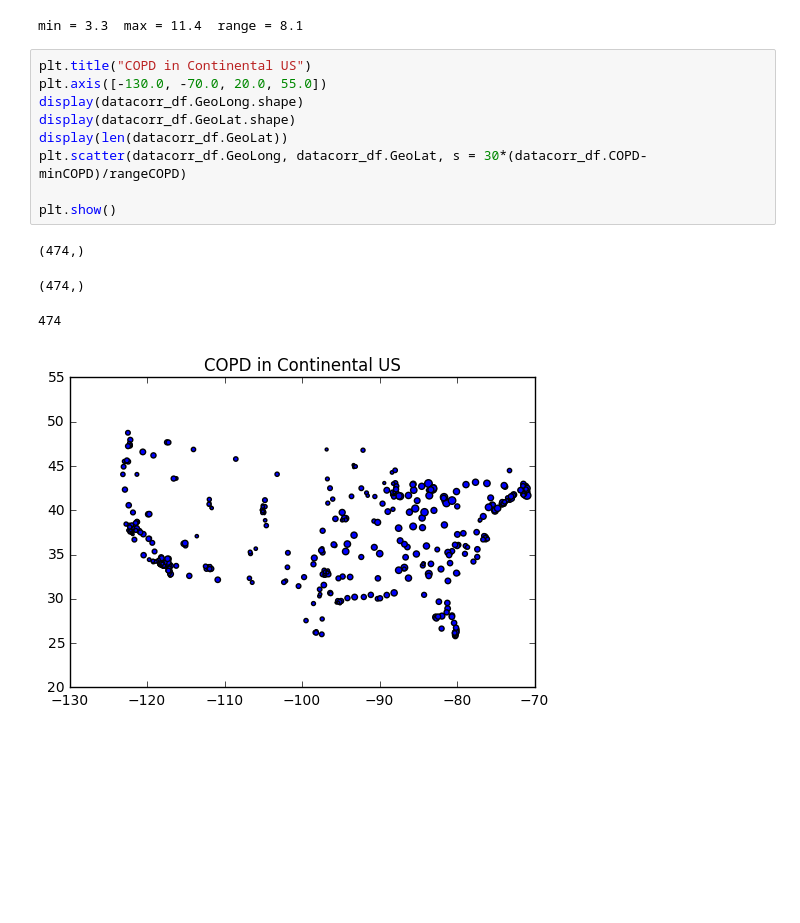
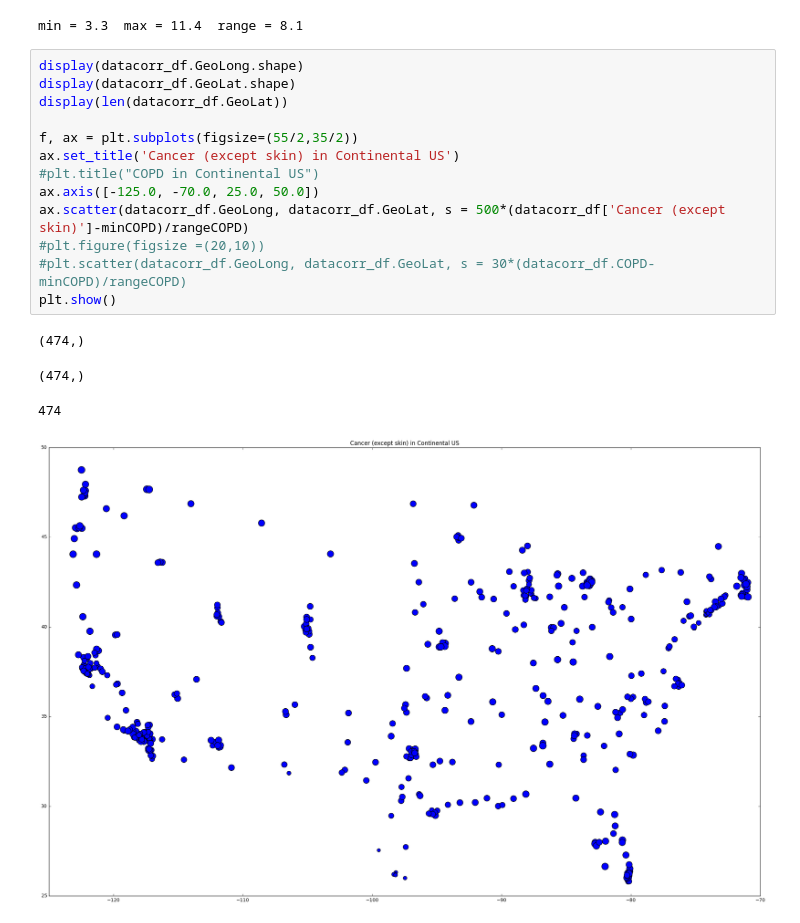
Before and after one commit to RJBeetel3/500_Cities_Project, a Jupyter notebook: 500_Cities_Data_Exploration4.ipynb, the cells around one changed output. Cells and saved outputs as stored; diff of their text form; blank space fills up the shorter version.

```diff
--- a/500_Cities_Data_Exploration4.ipynb
+++ b/500_Cities_Data_Exploration4.ipynb
@@ -268,17 +268,21 @@ rangeCOPD = maxCOPD - minCOPD
 print "min = {}  max = {}  range = {}".format(minCOPD, maxCOPD, rangeCOPD)
 # %% [output]
 min = 3.3  max = 11.4  range = 8.1
-# %%
-plt.title("COPD in Continental US")
-plt.axis([-130.0, -70.0, 20.0, 55.0])
-display(datacorr_df.GeoLong.shape)
-display(datacorr_df.GeoLat.shape)
-display(len(datacorr_df.GeoLat))
-plt.scatter(datacorr_df.GeoLong, datacorr_df.GeoLat, s = 30*(datacorr_df.COPD-minCOPD)/rangeCOPD)
-
-plt.show()
-# %% [output]
-(474,)
-(474,)
-474
-[figure, removed]
+# %%
+display(datacorr_df.GeoLong.shape)
+display(datacorr_df.GeoLat.shape)
+display(len(datacorr_df.GeoLat))
+
+f, ax = plt.subplots(figsize=(55/2,35/2))
+ax.set_title('Cancer (except skin) in Continental US')
+#plt.title("COPD in Continental US")
+ax.axis([-125.0, -70.0, 25.0, 50.0])
+ax.scatter(datacorr_df.GeoLong, datacorr_df.GeoLat, s = 500*(datacorr_df['Cancer (except skin)']-minCOPD)/rangeCOPD)
+#plt.figure(figsize =(20,10))
+#plt.scatter(datacorr_df.GeoLong, datacorr_df.GeoLat, s = 30*(datacorr_df.COPD-minCOPD)/rangeCOPD)
+plt.show()
+# %% [output]
+(474,)
+(474,)
+474
+[figure, added]
```
